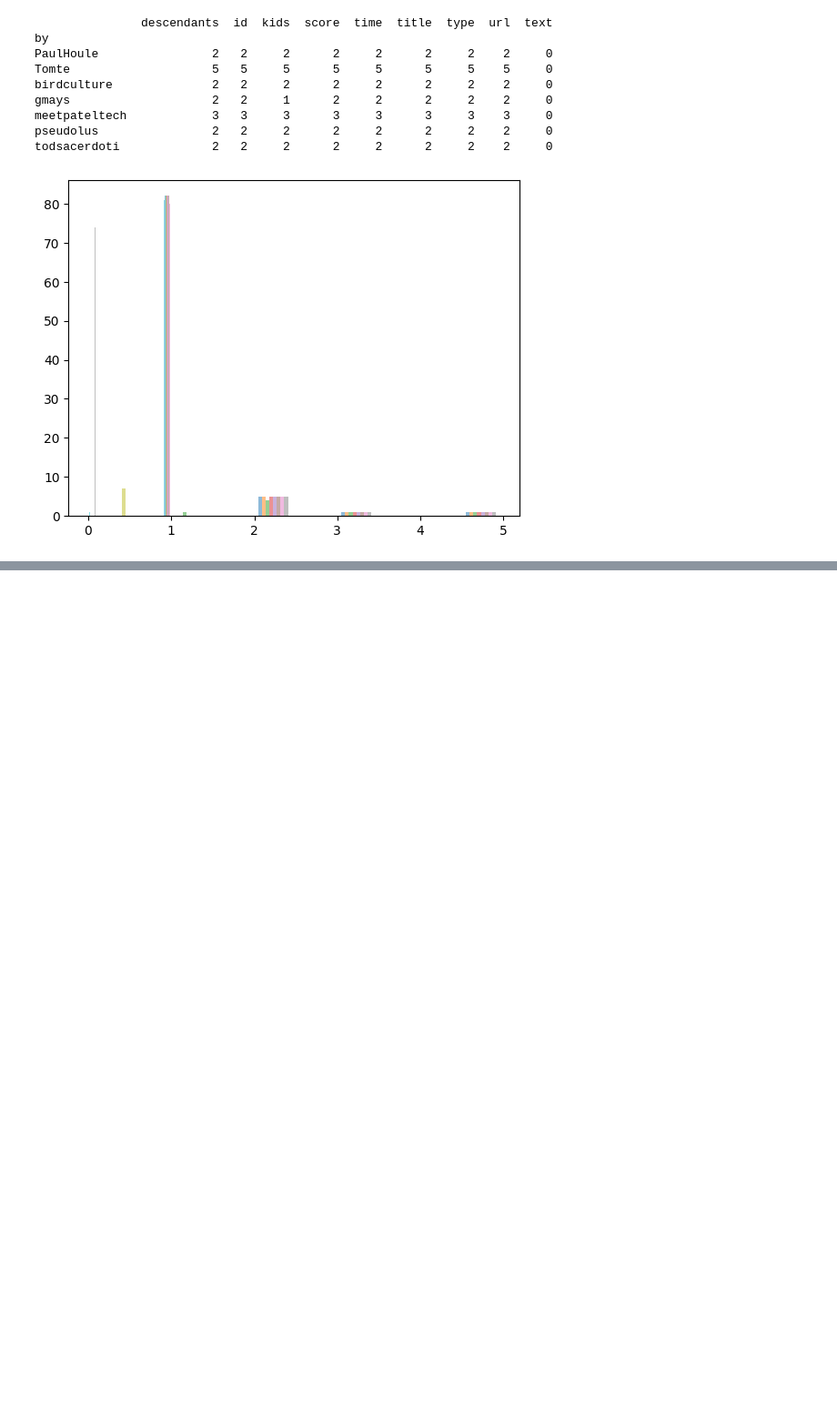
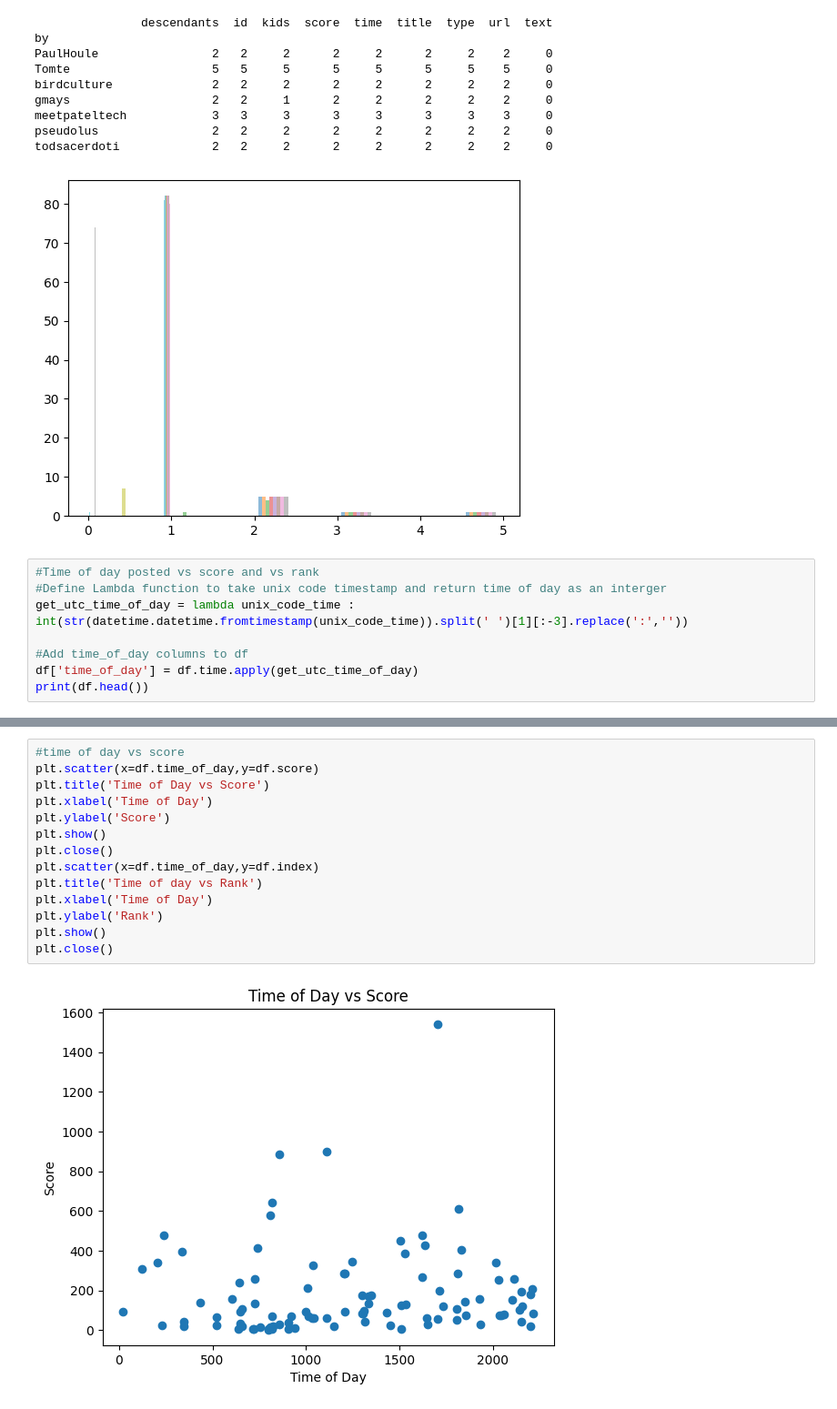
Before and after one commit to kailebo/hacker_news_pop, a Jupyter notebook: analysis_notebooks/01_eda.ipynb, the cells around one changed output, grey strips where cells are left out. Shown: that part at 91% size. Drawn from its saved outputs; the diff is of its cells as text; blank space fills up the shorter version.

Commit message:
scatter plots added

```diff
--- a/analysis_notebooks/01_eda.ipynb
+++ b/analysis_notebooks/01_eda.ipynb
@@ -132,3 +125,11 @@ meetpateltech            3   3     3      3     3      3     3    3     0
 pseudolus                2   2     2      2     2      2     2    2     0
 todsacerdoti             2   2     2      2     2      2     2    2     0
 [figure]
+# %%
+#Time of day posted vs score and vs rank
+#Define Lambda function to take unix code timestamp and return time of day as an interger
+get_utc_time_of_day = lambda unix_code_time : int(str(datetime.datetime.fromtimestamp(unix_code_time)).split(' ')[1][:-3].replace(':',''))
+
+#Add time_of_day columns to df
+df['time_of_day'] = df.time.apply(get_utc_time_of_day)
+print(df.head())
@@ -134,0 +143,16 @@ todsacerdoti             2   2     2      2     2      2     2    2     0
+# %%
+#time of day vs score
+plt.scatter(x=df.time_of_day,y=df.score)
+plt.title('Time of Day vs Score')
+plt.xlabel('Time of Day')
+plt.ylabel('Score')
+plt.show()
+plt.close()
+plt.scatter(x=df.time_of_day,y=df.index)
+plt.title('Time of day vs Rank')
+plt.xlabel('Time of Day')
+plt.ylabel('Rank')
+plt.show()
+plt.close()
+# %% [output]
+[figure, added]
```
Also changed, not shown: parts of 5 cells of this notebook.
